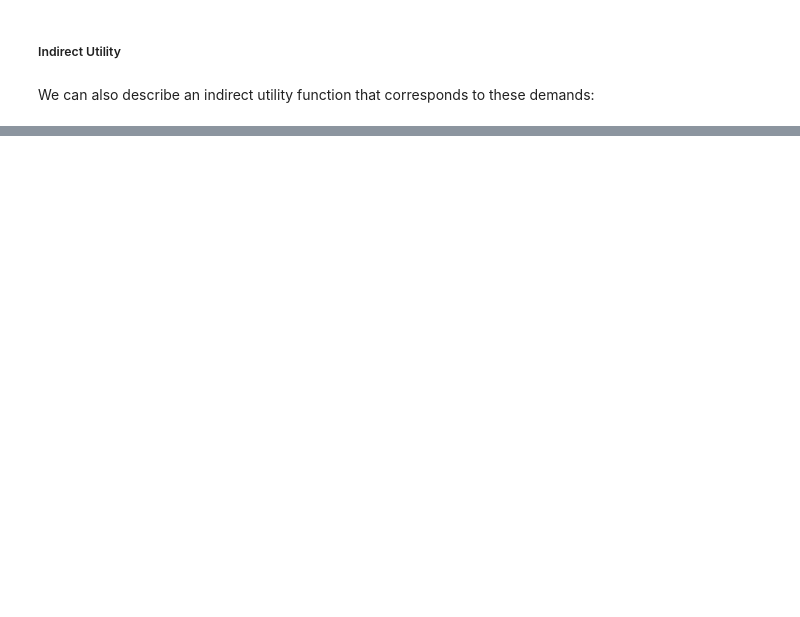
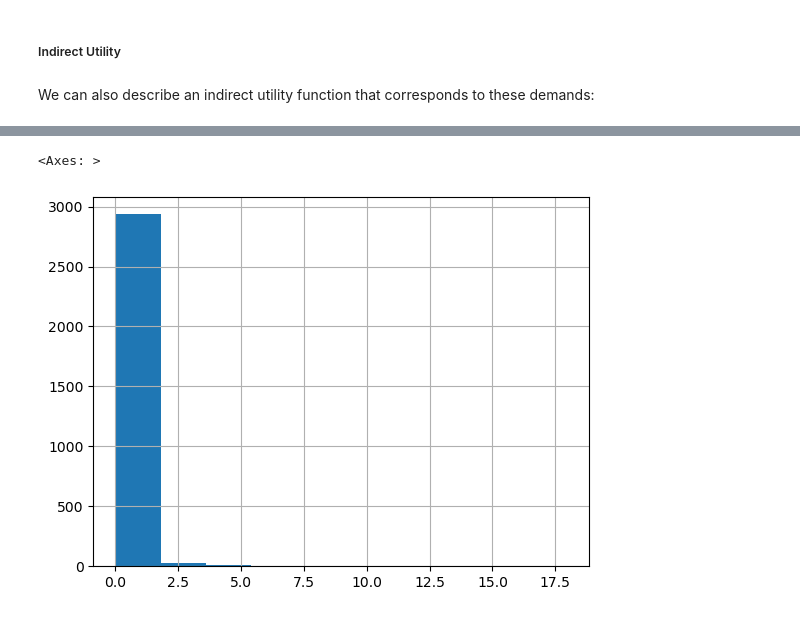
Before and after one commit to reilyfairchild/EEP153-Project-3, a Jupyter notebook: estimation_example.ipynb, the cells around one changed output, grey strips where cells are left out. Drawn from its saved outputs; the diff is of its cells as text; code cells hidden in the pictures; blank space fills up the shorter version.

Commit message:
added and adapted nutrient analysis

```diff
--- a/estimation_example.ipynb
+++ b/estimation_example.ipynb
@@ -444,0 +784,7 @@ plt.show()
+# %%
+use = fct.index.intersection(qhat.columns)
+
+
+nutrients = qhat[use]@fct.loc[use,:]
+nutrients.mean()    # NB: Nutrients are for past /week/ for entire household. (Depends on dataset)
+nutrients
@@ -444,0 +823,5 @@ plt.show()
+# %%
+hhc.columns = hhc.columns.str.replace("Females", "F").str.replace("Males", "M")
+hhc.columns = hhc.columns.str.replace("51-99", "51+")
+#hhc.columns = df.columns.str.replace("M 51-99", "M 51+")
+hhc
@@ -444,0 +843,10 @@ plt.show()
+# %%
+hhc = hhc[rdi.columns.tolist()]
+
+hh_rdi = hhc@rdi.T
+#z = # ppl in household , rdi => add up all ppl in household
+
+# Uganda data is per week, so make this a recommended WEEKLY intake:
+hh_rwi = hh_rdi*7
+
+hh_rwi
@@ -444,0 +885,7 @@ plt.show()
+# %%
+# Match up nutrient names
+use_nutrients = nutrients.columns.intersection(hh_rwi.columns)
+
+nutrient_ratio = (nutrients[use_nutrients]/hh_rwi[use_nutrients]).dropna()
+
+nutrient_ratio
@@ -444,0 +907,6 @@ plt.show()
+# %%
+%matplotlib inline
+nutrient_ratio['Energy'].hist(bins=10)
+# %% [output]
+<Axes: >
+[figure, added]
```
Also changed, not shown: parts of 31 cells of this notebook, 1 other file.
